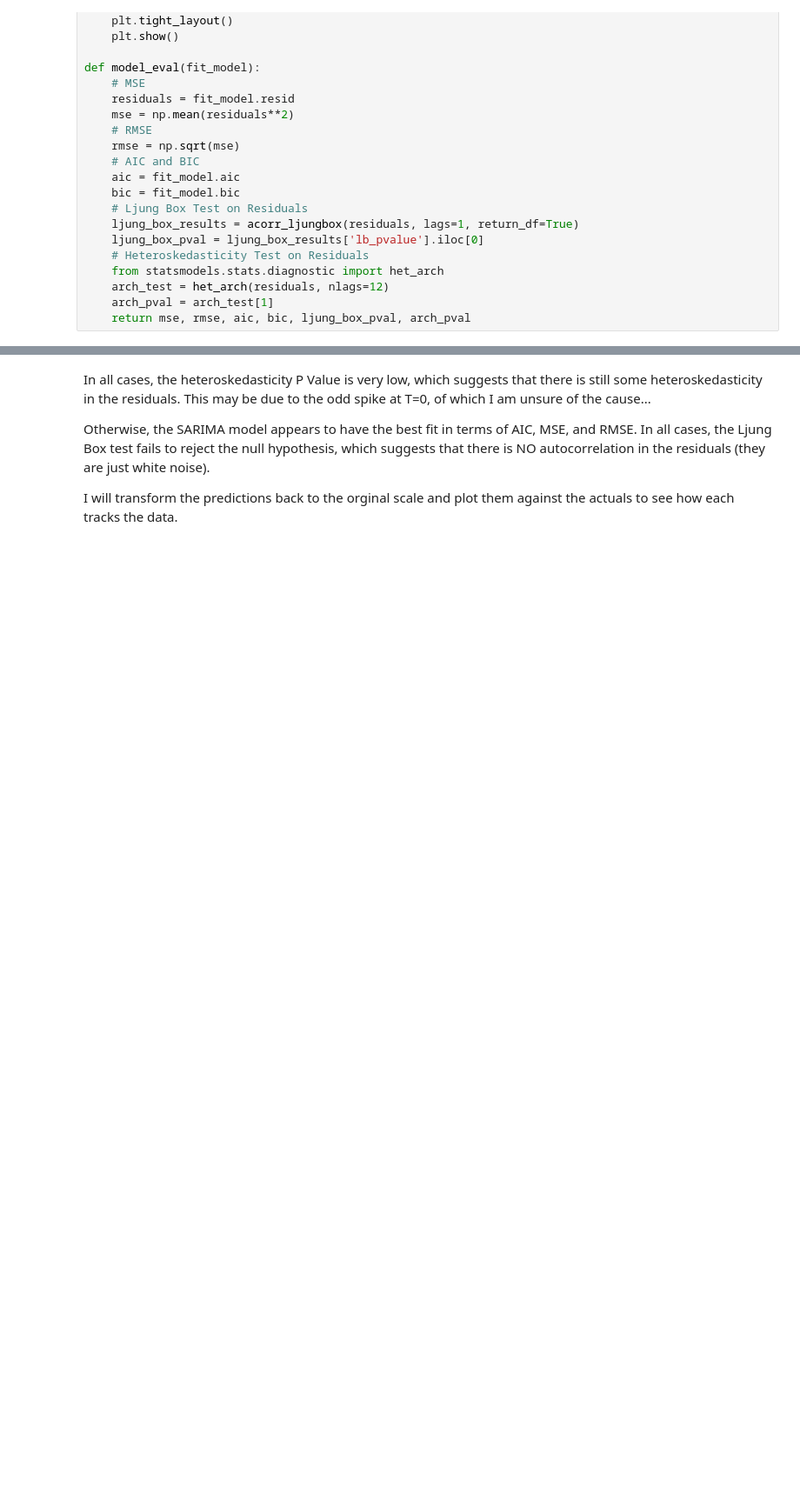
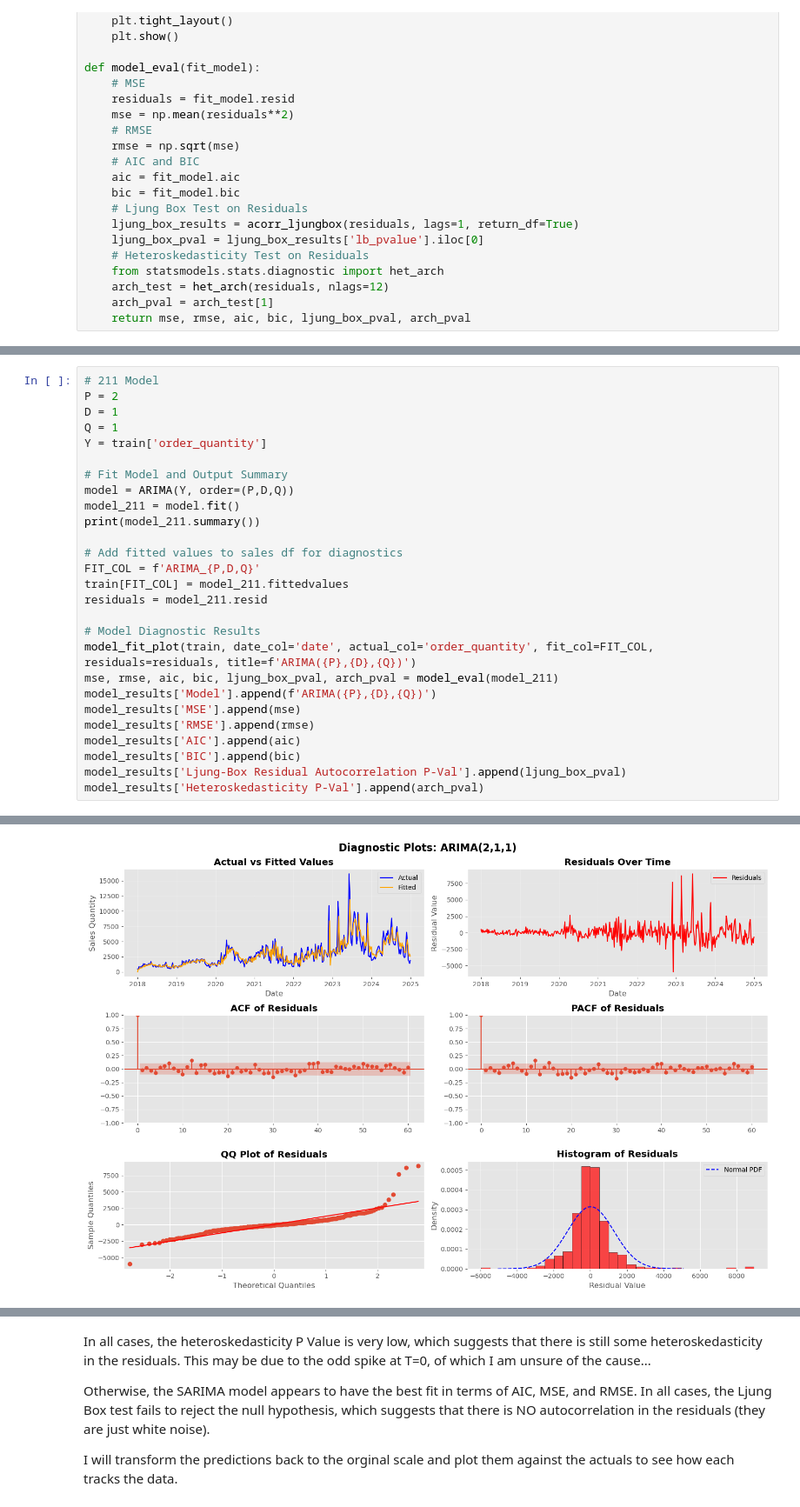
Before and after one commit to andersone17/time_series_hw_2, a Jupyter notebook: time_series_hw_2.ipynb, the cells around one changed output, grey strips where cells are left out. Shown at 87% size. Drawn from its saved outputs; the diff is of its cells as text; blank space fills up the shorter version.

```diff
--- a/time_series_hw_2.ipynb
+++ b/time_series_hw_2.ipynb
@@ -311,0 +410,28 @@ Based on the heteroskedasticity, I am going to log transform the data and refit
+# %%
+# 211 Model
+P = 2
+D = 1
+Q = 1
+Y = train['order_quantity']
+
+# Fit Model and Output Summary
+model = ARIMA(Y, order=(P,D,Q))
+model_211 = model.fit()
+print(model_211.summary())
+
+# Add fitted values to sales df for diagnostics
+FIT_COL = f'ARIMA_{P,D,Q}'
+train[FIT_COL] = model_211.fittedvalues
+residuals = model_211.resid
+
+# Model Diagnostic Results
+model_fit_plot(train, date_col='date', actual_col='order_quantity', fit_col=FIT_COL, residuals=residuals, title=f'ARIMA({P},{D},{Q})')
+mse, rmse, aic, bic, ljung_box_pval, arch_pval = model_eval(model_211)
+model_results['Model'].append(f'ARIMA({P},{D},{Q})')
+model_results['MSE'].append(mse)
+model_results['RMSE'].append(rmse)
+model_results['AIC'].append(aic)
+model_results['BIC'].append(bic)
+model_results['Ljung-Box Residual Autocorrelation P-Val'].append(ljung_box_pval)
+model_results['Heteroskedasticity P-Val'].append(arch_pval)
+# %% [output]
@@ -311,0 +455 @@ Based on the heteroskedasticity, I am going to log transform the data and refit
+[figure, added]
```
Also changed, not shown: parts of 34 cells of this notebook.
